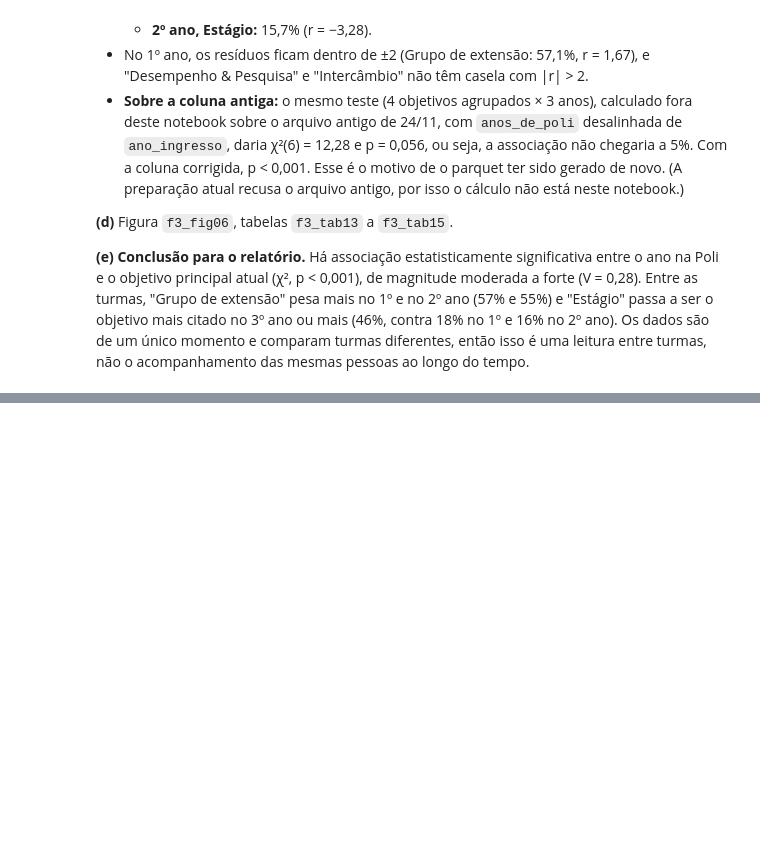
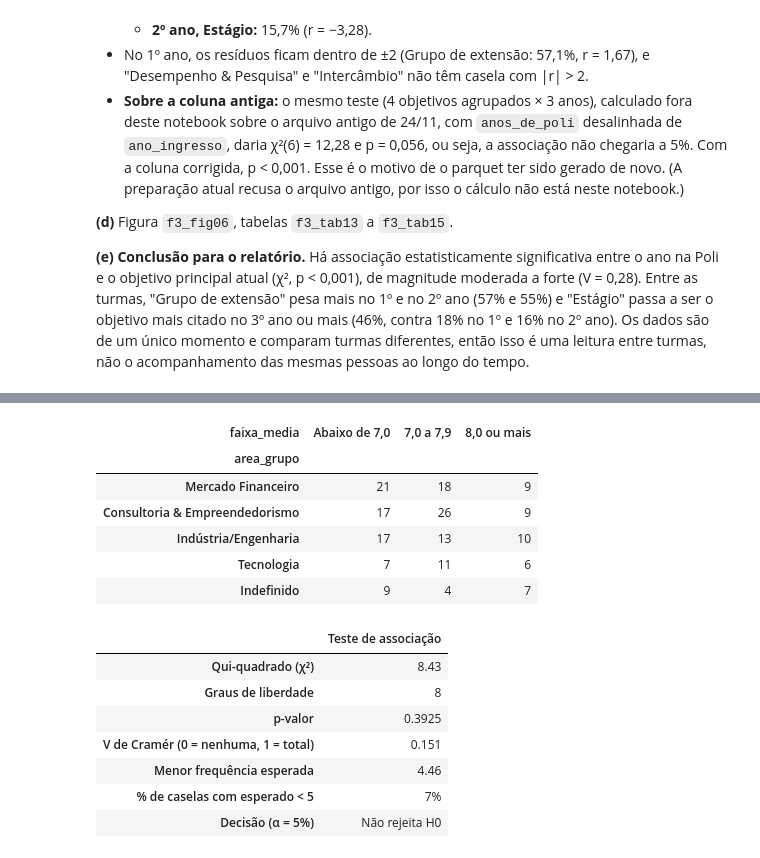
Before and after one commit to psallescard/estudo-grupos-de-extensao, a Jupyter notebook: notebooks/02_Carreira_Trajetoria_Objetivos.ipynb, the cells around one changed output, grey strips where cells are left out. Drawn from its saved outputs; the diff is of its cells as text; code cells hidden in the pictures; blank space fills up the shorter version.

```diff
--- a/notebooks/02_Carreira_Trajetoria_Objetivos.ipynb
+++ b/notebooks/02_Carreira_Trajetoria_Objetivos.ipynb
@@ -433,0 +516,22 @@ plot_stacked_shares(p4_observed, "Objetivo principal atual, por ano na Poli", "O
+# %%
+p6_ordinal_sample = analysis_sample(df, ["area_grupo", "faixa_media"])
+p6_ordinal_observed, p6_ordinal_result = chi_square_association(p6_ordinal_sample, "area_grupo", "faixa_media")
+p6_ordinal_result.to_csv(TAB_DIR / "f3_tab19_p6_ordinal.csv")
+display(p6_ordinal_observed)
+p6_ordinal_result
+# %% [output]
+| faixa_media | Abaixo de 7,0 | 7,0 a 7,9 | 8,0 ou mais |
+| area_grupo |  |  |  |
+| Mercado Financeiro | 21 | 18 | 9 |
+| Consultoria & Empreendedorismo | 17 | 26 | 9 |
+| Indústria/Engenharia | 17 | 13 | 10 |
+| Tecnologia | 7 | 11 | 6 |
+| Indefinido | 9 | 4 | 7 |
+|  | Teste de associação |
+| Qui-quadrado (χ²) | 8.43 |
+| Graus de liberdade | 8 |
+| p-valor | 0.3925 |
+| V de Cramér (0 = nenhuma, 1 = total) | 0.151 |
+| Menor frequência esperada | 4.46 |
+| % de caselas com esperado < 5 | 7% |
+| Decisão (α = 5%) | Não rejeita H0 |
```
Also changed, not shown: parts of 5 cells of this notebook, 5 other files.
